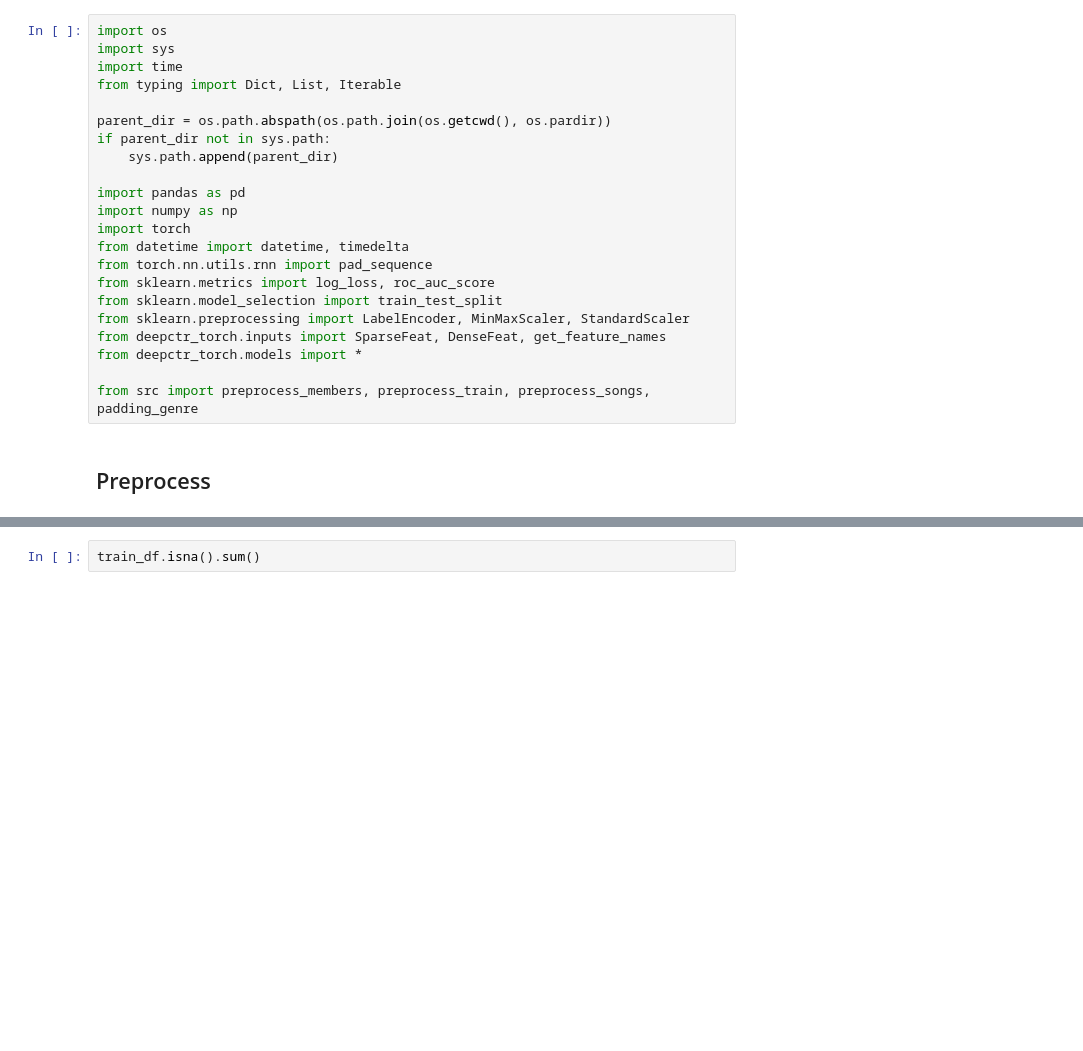
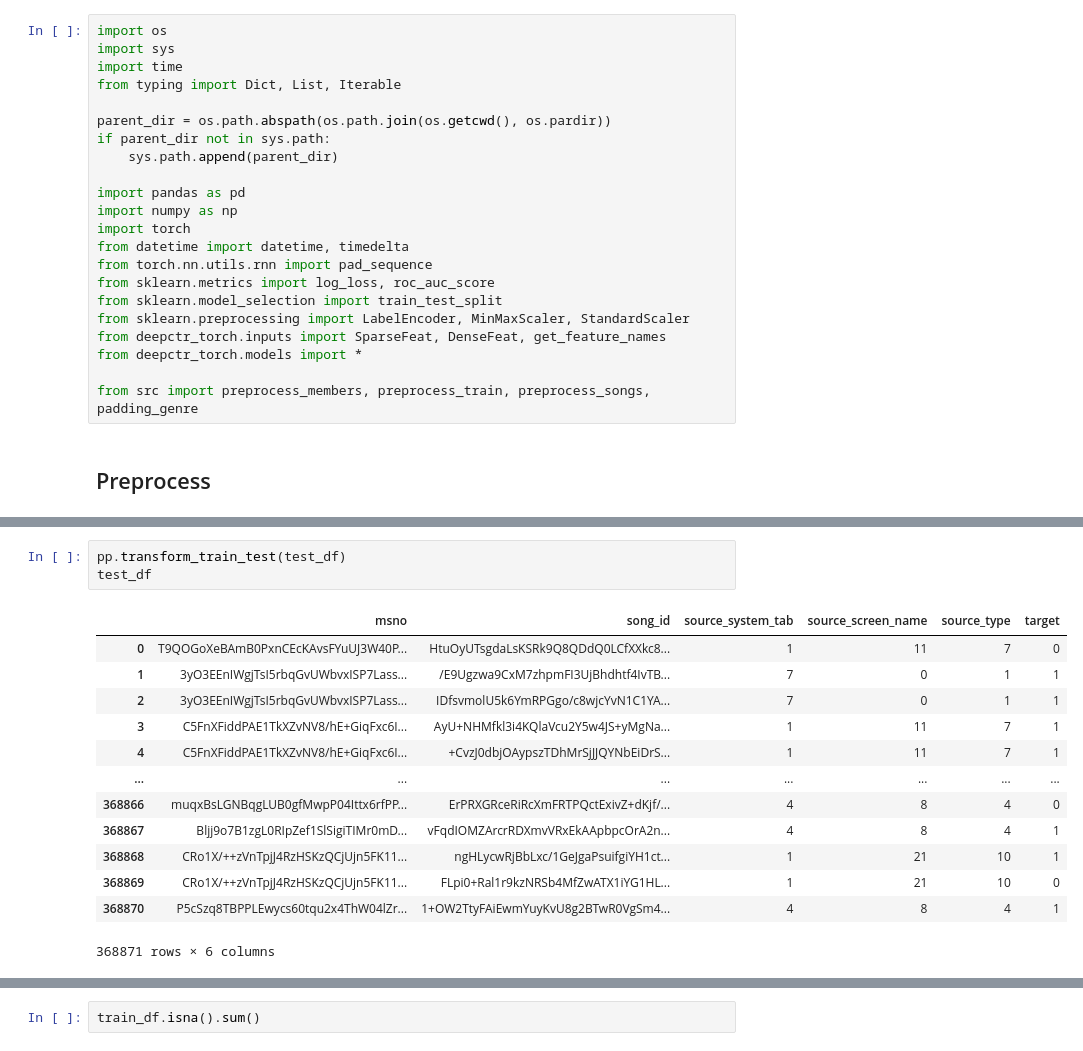
Before and after one commit to Junxiao-Zhao/KKBox_Music_Recommendation_System, a Jupyter notebook: notebooks/DeepFM.ipynb, the cells around one changed output, grey strips where cells are left out. Drawn from its saved outputs; the diff is of its cells as text; blank space fills up the shorter version.

```diff
--- a/notebooks/DeepFM.ipynb
+++ b/notebooks/DeepFM.ipynb
@@ -28,0 +206,17 @@ members_df = pd.read_csv('../data/members.csv')
+# %%
+pp.transform_train_test(test_df)
+test_df
+# %% [output]
+|  | msno | song_id | source_system_tab | source_screen_name | source_type | target |
+| 0 | T9QOGoXeBAmB0PxnCEcKAvsFYuUJ3W40P... | HtuOyUTsgdaLsKSRk9Q8QDdQ0LCfXXkc8... | 1 | 11 | 7 | 0 |
+| 1 | 3yO3EEnIWgjTsI5rbqGvUWbvxISP7Lass... | /E9Ugzwa9CxM7zhpmFI3UjBhdhtf4IvTB... | 7 | 0 | 1 | 1 |
+| 2 | 3yO3EEnIWgjTsI5rbqGvUWbvxISP7Lass... | IDfsvmolU5k6YmRPGgo/c8wjcYvN1C1YA... | 7 | 0 | 1 | 1 |
+| 3 | C5FnXFiddPAE1TkXZvNV8/hE+GiqFxc6I... | AyU+NHMfkl3i4KQlaVcu2Y5w4JS+yMgNa... | 1 | 11 | 7 | 1 |
+| 4 | C5FnXFiddPAE1TkXZvNV8/hE+GiqFxc6I... | +CvzJ0dbjOAypszTDhMrSjJJQYNbEiDrS... | 1 | 11 | 7 | 1 |
+| ... | ... | ... | ... | ... | ... | ... |
+| 368866 | muqxBsLGNBqgLUB0gfMwpP04Ittx6rfPP... | ErPRXGRceRiRcXmFRTPQctExivZ+dKjf/... | 4 | 8 | 4 | 0 |
+| 368867 | Bljj9o7B1zgL0RIpZef1SlSigiTIMr0mD... | vFqdIOMZArcrRDXmvVRxEkAApbpcOrA2n... | 4 | 8 | 4 | 1 |
+| 368868 | CRo1X/++zVnTpjJ4RzHSKzQCjUjn5FK11... | ngHLycwRjBbLxc/1GeJgaPsuifgiYH1ct... | 1 | 21 | 10 | 1 |
+| 368869 | CRo1X/++zVnTpjJ4RzHSKzQCjUjn5FK11... | FLpi0+Ral1r9kzNRSb4MfZwATX1iYG1HL... | 1 | 21 | 10 | 0 |
+| 368870 | P5cSzq8TBPPLEwycs60tqu2x4ThW04lZr... | 1+OW2TtyFAiEwmYuyKvU8g2BTwR0VgSm4... | 4 | 8 | 4 | 1 |
+368871 rows × 6 columns
```
Also changed, not shown: parts of 9 cells of this notebook, 1 other file.
